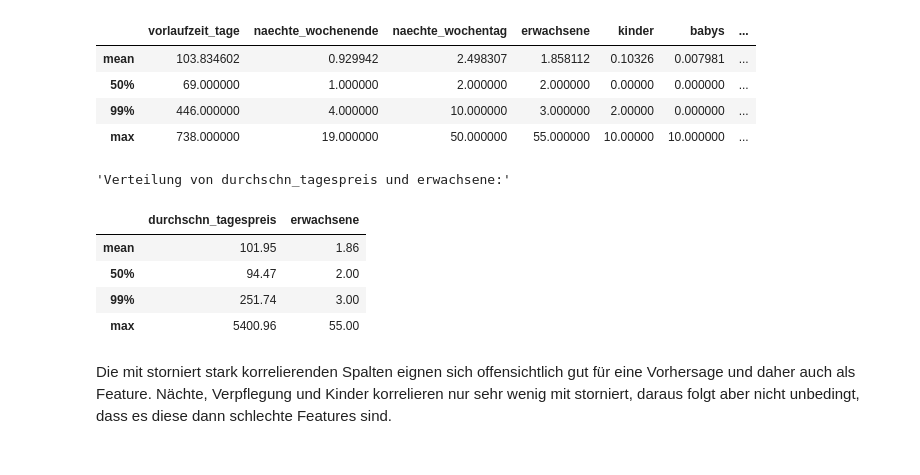
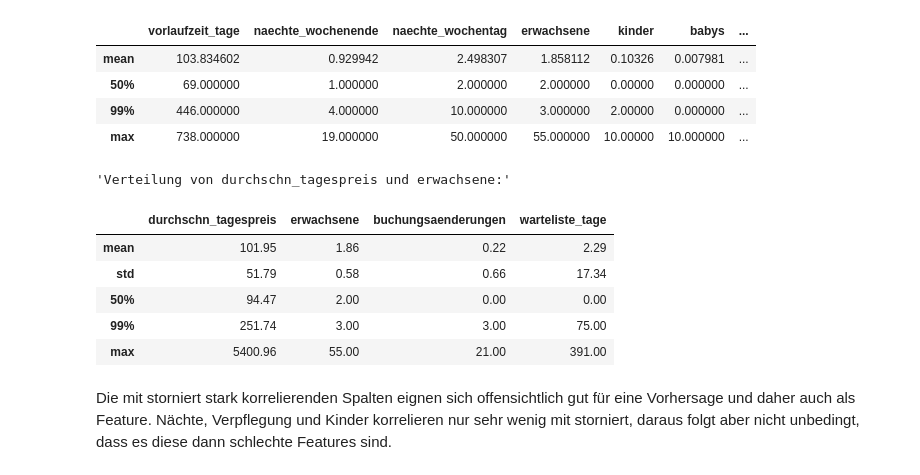
Before and after one commit to vasv1011/semester-3-projekte, a Jupyter notebook: ML/Projekt/project_corrected.ipynb, the cells around one changed output. Cells and saved outputs as stored; diff of their text form; code cells hidden in the pictures.

```diff
--- a/ML/Projekt/project_corrected.ipynb
+++ b/ML/Projekt/project_corrected.ipynb
@@ -475,15 +490,16 @@ dtype: int64
 # %%
 display(
     "Verteilung von durchschn_tagespreis und erwachsene:",
-    X_train[["durchschn_tagespreis", "erwachsene"]].describe(percentiles=[0.5, 0.99]).loc[["mean", "50%", "99%", "max"]].round(2),
+    X_train[["durchschn_tagespreis", "erwachsene", "buchungsaenderungen", "warteliste_tage"]].describe(percentiles=[0.5, 0.99]).loc[["mean", "std", "50%", "99%", "max"]].round(2),
 )
 # %% [output]
 'Verteilung von durchschn_tagespreis und erwachsene:'
-|  | durchschn_tagespreis | erwachsene |
-| mean | 101.95 | 1.86 |
-| 50% | 94.47 | 2.00 |
-| 99% | 251.74 | 3.00 |
-| max | 5400.96 | 55.00 |
+|  | durchschn_tagespreis | erwachsene | buchungsaenderungen | warteliste_tage |
+| mean | 101.95 | 1.86 | 0.22 | 2.29 |
+| std | 51.79 | 0.58 | 0.66 | 17.34 |
+| 50% | 94.47 | 2.00 | 0.00 | 0.00 |
+| 99% | 251.74 | 3.00 | 3.00 | 75.00 |
+| max | 5400.96 | 55.00 | 21.00 | 391.00 |
 # %% [markdown]
 Die mit storniert stark korrelierenden Spalten eignen sich offensichtlich gut für eine Vorhersage und daher auch als Feature. Nächte, Verpflegung und Kinder korrelieren nur sehr wenig mit storniert, daraus folgt aber nicht unbedingt, dass es diese dann schlechte Features sind.
 # %%
```
Also changed, not shown: parts of 10 cells of this notebook, 2 other files.
